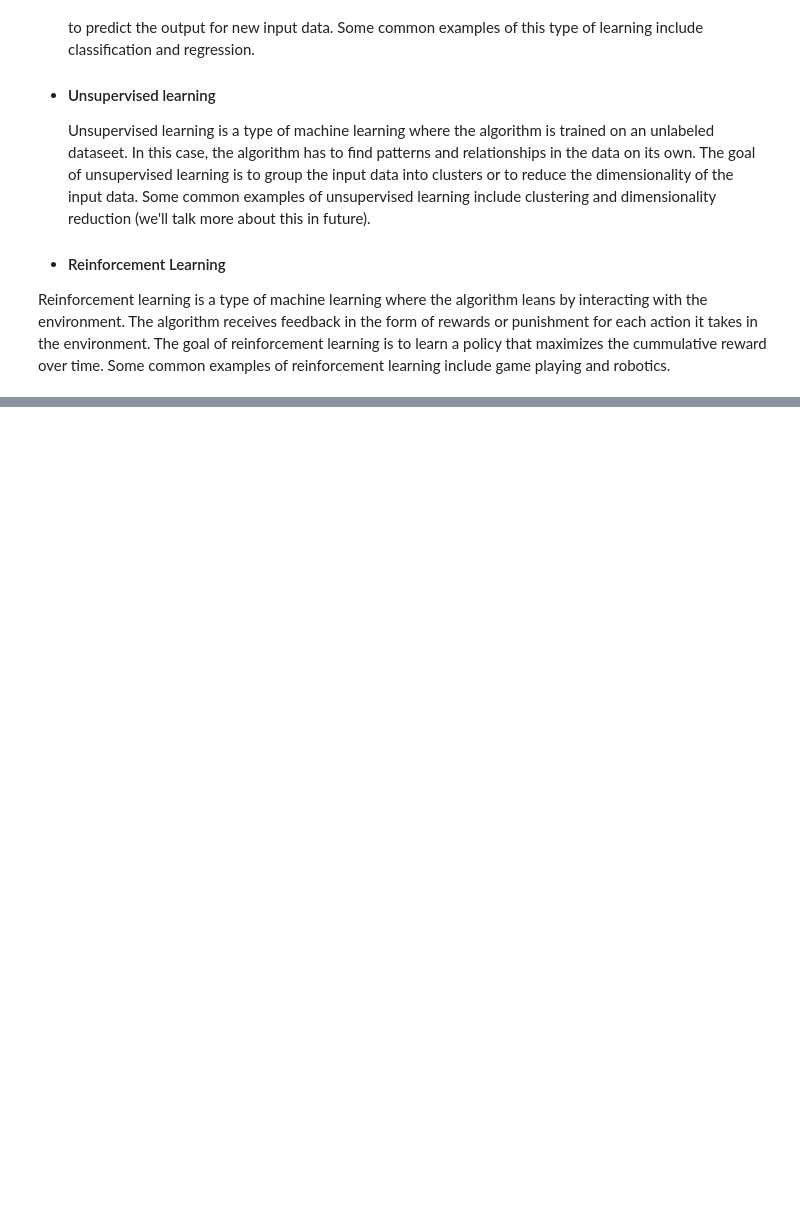
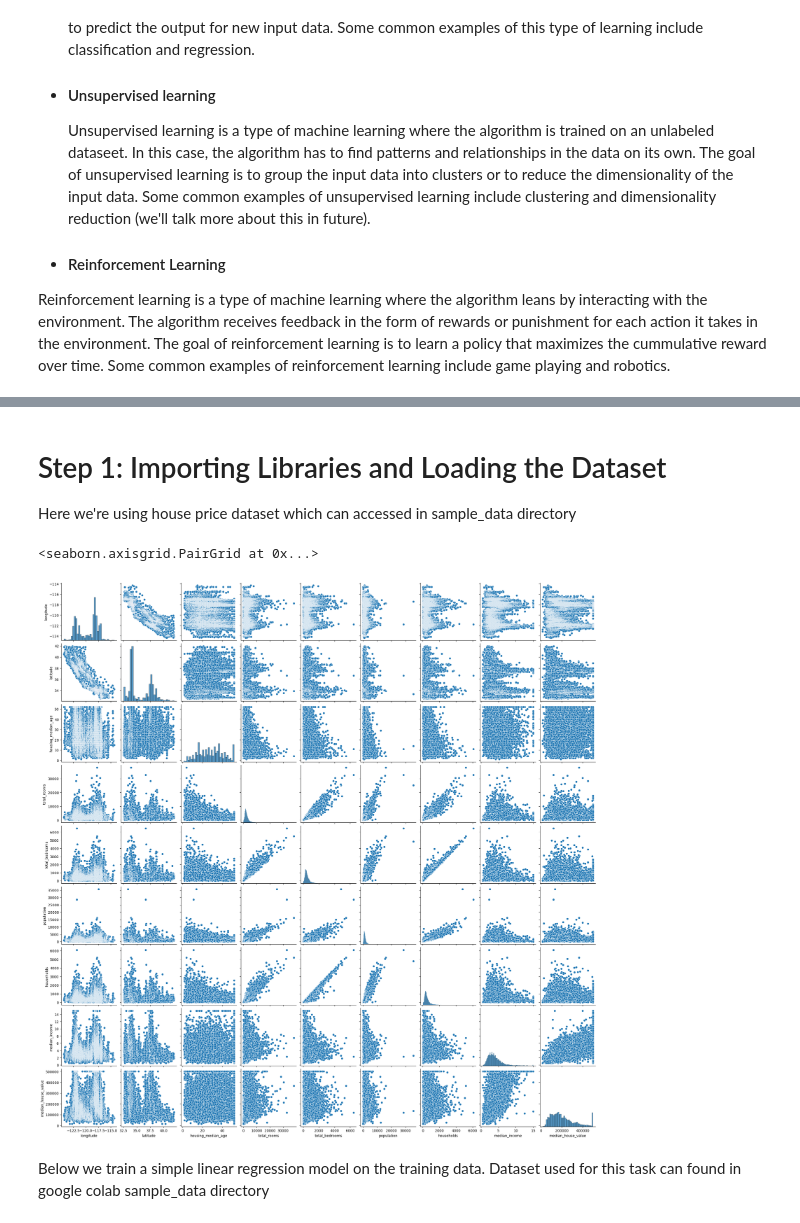
Before and after one commit to chaidosa/100-days-of-DS, a Jupyter notebook: Day_7_10.ipynb, the cells around one changed output, grey strips where cells are left out. Cells and saved outputs as stored; diff of their text form; code cells hidden in the pictures; blank space fills up the shorter version.

```diff
--- a/Day_7_10.ipynb
+++ b/Day_7_10.ipynb
@@ -27,0 +32,21 @@ Reinforcement learning is a type of machine learning where the algorithm leans b
+# %% [markdown]
+# Step 1: Importing Libraries and Loading the Dataset
+
+Here we're using house price dataset which can accessed in sample_data directory
+# %%
+import pandas as pd
+import numpy as np
+from sklearn.linear_model import LinearRegression
+from sklearn.model_selection import train_test_split
+
+# Load the dataset
+df_Train = pd.read_csv('sample_data/california_housing_train.csv')
+# %%
+import seaborn as sns
+
+sns.pairplot(df_Train)
+# %% [output]
+<seaborn.axisgrid.PairGrid at 0x...>
+[figure, added]
+# %% [markdown]
+Below we train a simple linear regression model on the training data. Dataset used for this task can found in google colab sample_data directory
```
Also changed, not shown: parts of 4 cells of this notebook.
